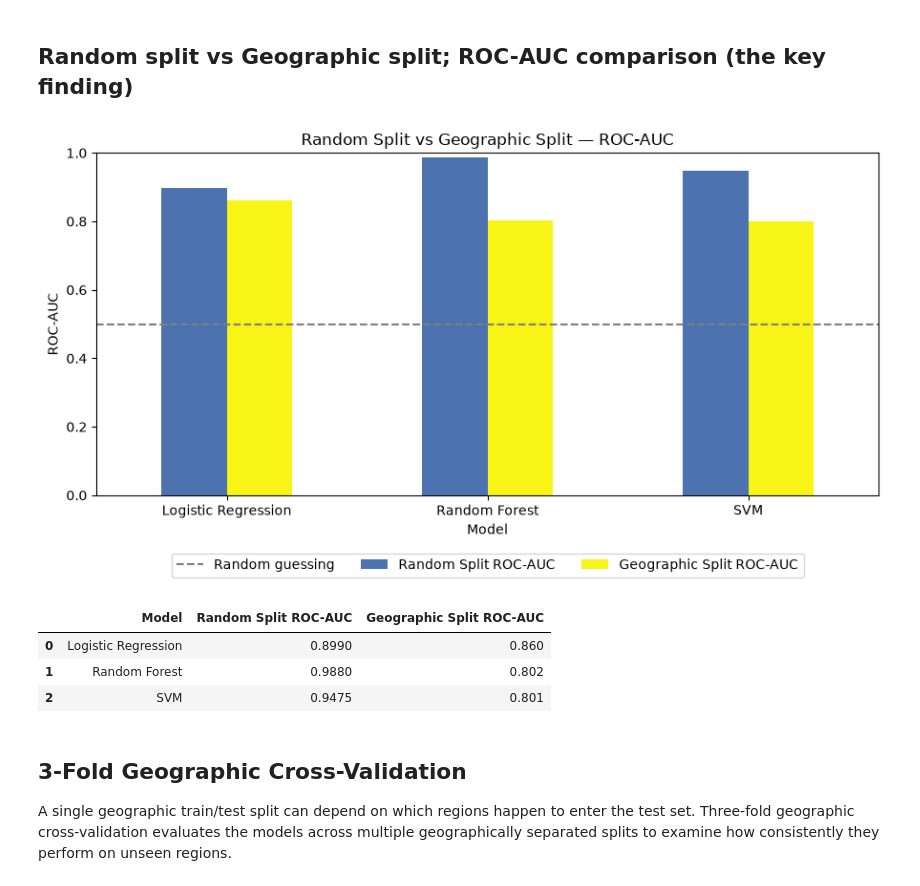
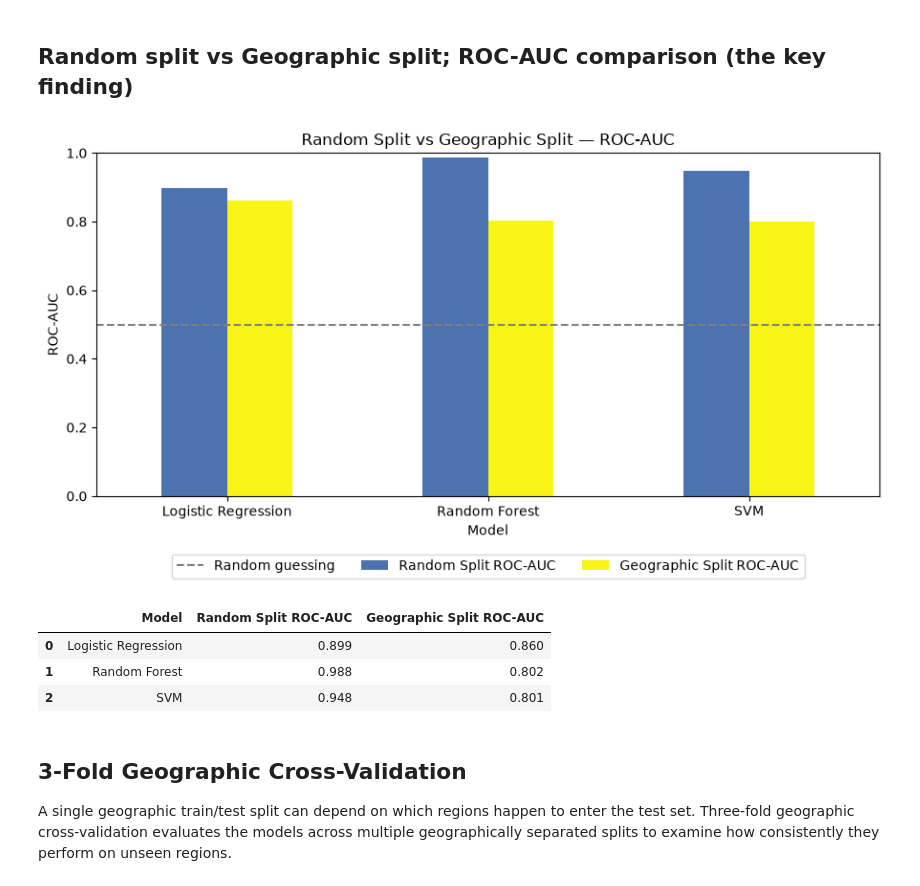
Before and after one commit to iqraamin054-code/GLOFGuard, a Jupyter notebook: notebooks/06_model_training.ipynb, the cells around one changed output. Saved outputs shown, nothing was run; the diff lists cells and outputs as text; code cells hidden in the pictures.

```diff
--- a/notebooks/06_model_training.ipynb
+++ b/notebooks/06_model_training.ipynb
@@ -512,27 +512,33 @@ comparison_geo
 # %%
 split_comparison = pd.DataFrame({
     'Model': ['Logistic Regression', 'Random Forest', 'SVM'],
-    'Random Split ROC-AUC': [0.899, 0.988, 0.9475],
-    'Geographic Split ROC-AUC': [0.860, 0.802, 0.801]
-})
+    'Random Split ROC-AUC': [
+        roc_auc_score(y_test, log_proba),
+        roc_auc_score(y_test, rf_proba),
+        roc_auc_score(y_test, svm_proba)],
+    'Geographic Split ROC-AUC': [
+        roc_auc_score(y_test_geo, log_proba_geo),
+        roc_auc_score(y_test_geo, rf_proba_geo),
+        roc_auc_score(y_test_geo, svm_proba_geo)]
+}).round(3)
 
 split_comparison.set_index('Model').plot(kind='bar', figsize=(9, 5), color=['#4C72B0', '#f8f416'])
 plt.title('Random Split vs Geographic Split — ROC-AUC')
 plt.ylabel('ROC-AUC')
 plt.ylim(0, 1)
 plt.xticks(rotation=0)
 plt.axhline(y=0.5, color='gray', linestyle='--', label='Random guessing')
 plt.legend(loc='upper center', bbox_to_anchor=(0.5, -0.15), ncol=3)
 plt.tight_layout()
 plt.show()
 
 split_comparison
 # %% [output]
 [figure]
 |  | Model | Random Split ROC-AUC | Geographic Split ROC-AUC |
-| 0 | Logistic Regression | 0.8990 | 0.860 |
-| 1 | Random Forest | 0.9880 | 0.802 |
-| 2 | SVM | 0.9475 | 0.801 |
+| 0 | Logistic Regression | 0.899 | 0.860 |
+| 1 | Random Forest | 0.988 | 0.802 |
+| 2 | SVM | 0.948 | 0.801 |
 # %% [markdown]
 ## 3-Fold Geographic Cross-Validation
 
```
Also changed, not shown: parts of 1 cell of this notebook.
